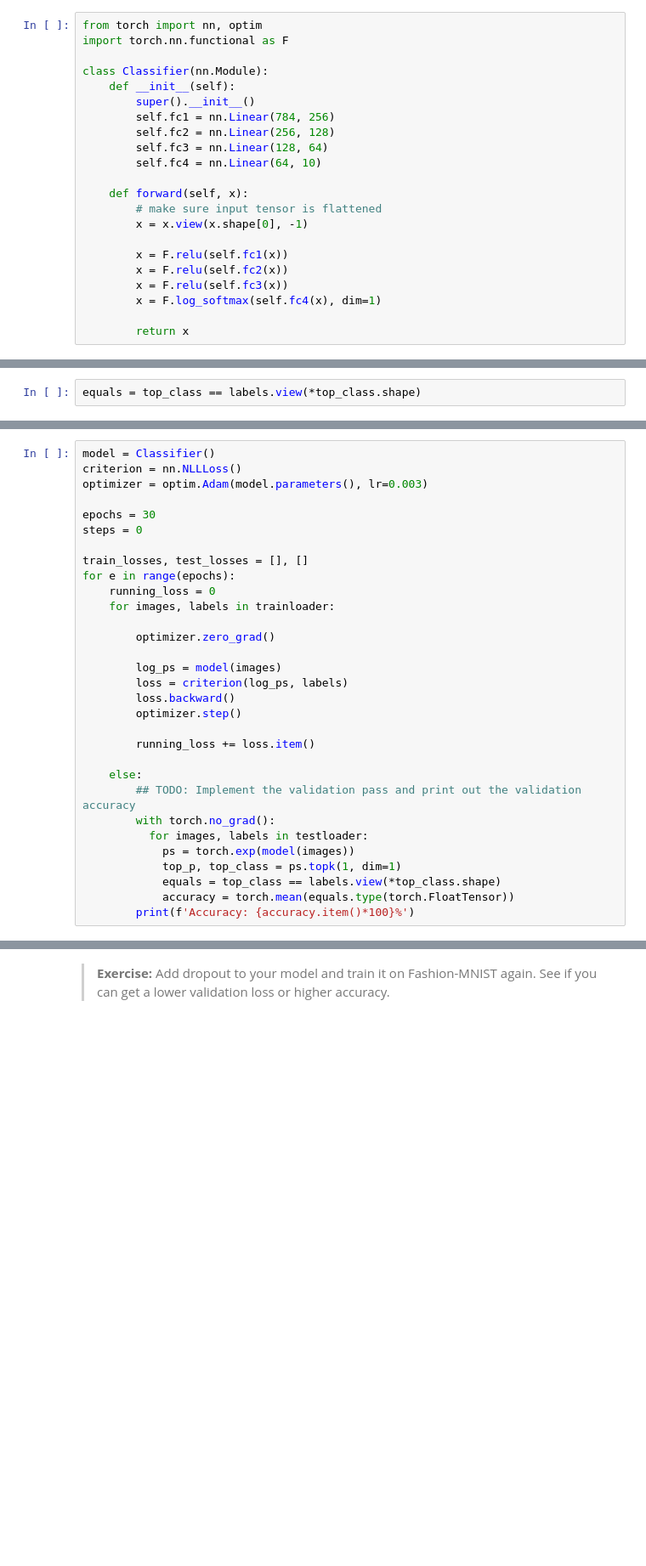
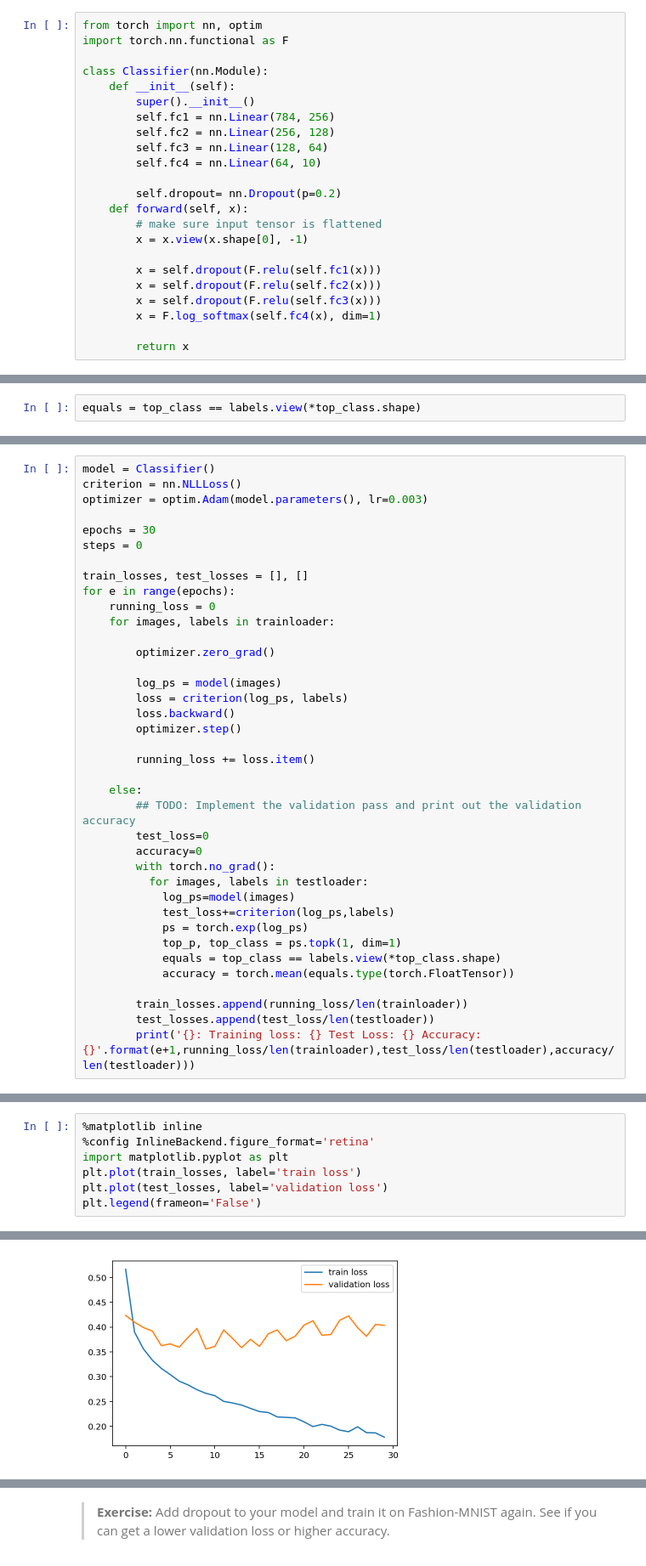
Before and after one commit to Satwato/deep-learning-v2-pytorch, a Jupyter notebook: intro-to-pytorch/Part 5 - Inference and Validation (Exercises).ipynb, the cells around one changed output, grey strips where cells are left out. Shown: that part at 85% size. Drawn from its saved outputs; the diff is of its cells as text; blank space fills up the shorter version.

```diff
--- a/intro-to-pytorch/Part 5 - Inference and Validation (Exercises).ipynb
+++ b/intro-to-pytorch/Part 5 - Inference and Validation (Exercises).ipynb
@@ -49,13 +49,14 @@ class Classifier(nn.Module):
         self.fc3 = nn.Linear(128, 64)
         self.fc4 = nn.Linear(64, 10)
 
+        self.dropout= nn.Dropout(p=0.2)
     def forward(self, x):
         # make sure input tensor is flattened
         x = x.view(x.shape[0], -1)
 
-        x = F.relu(self.fc1(x))
-        x = F.relu(self.fc2(x))
-        x = F.relu(self.fc3(x))
+        x = self.dropout(F.relu(self.fc1(x)))
+        x = self.dropout(F.relu(self.fc2(x)))
+        x = self.dropout(F.relu(self.fc3(x)))
         x = F.log_softmax(self.fc4(x), dim=1)
 
         return x
@@ -149,11 +150,18 @@ for e in range(epochs):
 
     else:
         ## TODO: Implement the validation pass and print out the validation accuracy
+        test_loss=0
+        accuracy=0
         with torch.no_grad():
           for images, labels in testloader:
-            ps = torch.exp(model(images))
+            log_ps=model(images)
+            test_loss+=criterion(log_ps,labels)
+            ps = torch.exp(log_ps)
             top_p, top_class = ps.topk(1, dim=1)
             equals = top_class == labels.view(*top_class.shape)
             accuracy = torch.mean(equals.type(torch.FloatTensor))
-        print(f'Accuracy: {accuracy.item()*100}%')
+
+        train_losses.append(running_loss/len(trainloader))
+        test_losses.append(test_loss/len(testloader))
+        print('{}: Training loss: {} Test Loss: {} Accuracy: {}'.format(e+1,running_loss/len(trainloader),test_loss/len(testloader),accuracy/len(testloader)))
 # %% [output]
@@ -176,0 +185,8 @@ Accuracy: 87.5%
+# %%
+%matplotlib inline
+%config InlineBackend.figure_format='retina'
+import matplotlib.pyplot as plt
+plt.plot(train_losses, label='train loss')
+plt.plot(test_losses, label='validation loss')
+plt.legend(frameon='False')
+# %% [output]
@@ -177,3 +194,4 @@ Accuracy: 87.5%
+[figure, added]
 # %% [markdown]
 ## Overfitting
 
```
Also changed, not shown: parts of 10 cells of this notebook.
